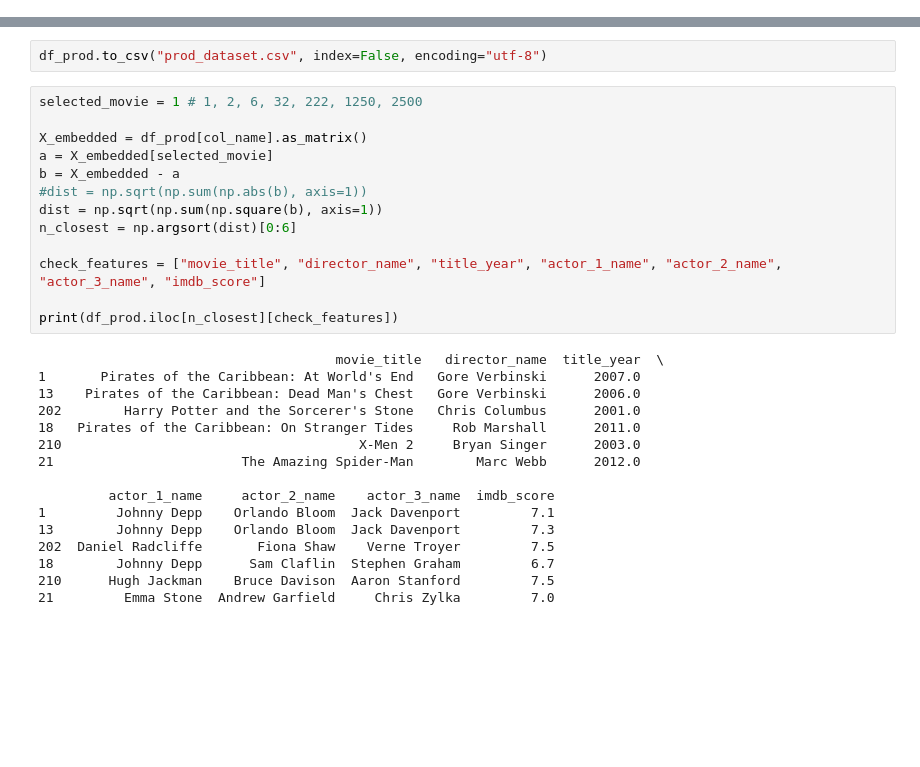
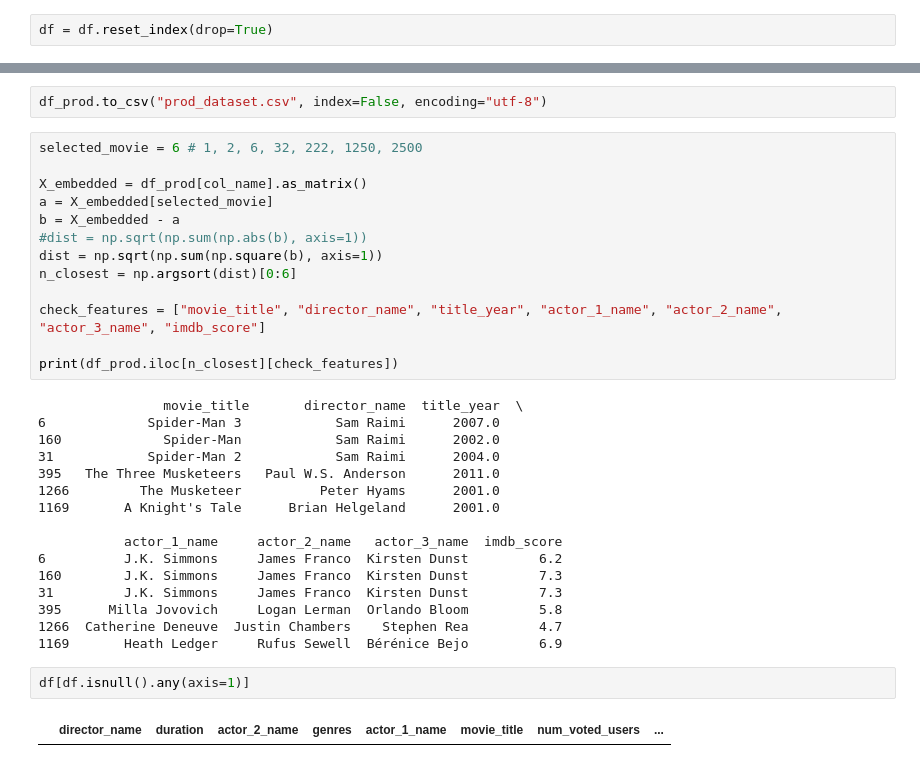
Before and after one commit to Coni63/OC_DS, a Jupyter notebook: Projet 3 - recomm. de films/Film Recommander.ipynb, the cells around one changed output, grey strips where cells are left out. Saved outputs shown, nothing was run; the diff lists cells and outputs as text; blank space fills up the shorter version.

```diff
--- a/Projet 3 - recomm. de films/Film Recommander.ipynb
+++ b/Projet 3 - recomm. de films/Film Recommander.ipynb
@@ -1286,6 +1282,8 @@ print(len(df))
 # %% [output]
 (4917, 3)
 4917
+# %%
+df = df.reset_index(drop=True)
 # %%
 if X_embedded.shape[1] == 2:
     col_name = ['X', 'Y']
@@ -1318,7 +1316,7 @@ memory usage: 806.5+ KB
 # %%
 df_prod.to_csv("prod_dataset.csv", index=False, encoding="utf-8")
 # %%
-selected_movie = 1 # 1, 2, 6, 32, 222, 1250, 2500
+selected_movie = 6 # 1, 2, 6, 32, 222, 1250, 2500
 
 X_embedded = df_prod[col_name].as_matrix()
 a = X_embedded[selected_movie]
@@ -1331,18 +1329,22 @@ check_features = ["movie_title", "director_name", "title_year", "actor_1_name",
 
 print(df_prod.iloc[n_closest][check_features])
 # %% [output]
-                                      movie_title   director_name  title_year  \
-1       Pirates of the Caribbean: At World's End   Gore Verbinski      2007.0
-13    Pirates of the Caribbean: Dead Man's Chest   Gore Verbinski      2006.0
-202        Harry Potter and the Sorcerer's Stone   Chris Columbus      2001.0
-18   Pirates of the Caribbean: On Stranger Tides     Rob Marshall      2011.0
-210                                      X-Men 2     Bryan Singer      2003.0
-21                        The Amazing Spider-Man        Marc Webb      2012.0
+                movie_title       director_name  title_year  \
+6             Spider-Man 3            Sam Raimi      2007.0
+160             Spider-Man            Sam Raimi      2002.0
+31            Spider-Man 2            Sam Raimi      2004.0
+395   The Three Musketeers   Paul W.S. Anderson      2011.0
+1266         The Musketeer          Peter Hyams      2001.0
+1169       A Knight's Tale      Brian Helgeland      2001.0
 
-         actor_1_name     actor_2_name    actor_3_name  imdb_score
-1         Johnny Depp    Orlando Bloom  Jack Davenport         7.1
-13        Johnny Depp    Orlando Bloom  Jack Davenport         7.3
-202  Daniel Radcliffe       Fiona Shaw    Verne Troyer         7.5
-18        Johnny Depp      Sam Claflin  Stephen Graham         6.7
-210      Hugh Jackman    Bruce Davison  Aaron Stanford         7.5
-21         Emma Stone  Andrew Garfield     Chris Zylka         7.0
+           actor_1_name     actor_2_name   actor_3_name  imdb_score
+6          J.K. Simmons     James Franco  Kirsten Dunst         6.2
+160        J.K. Simmons     James Franco  Kirsten Dunst         7.3
+31         J.K. Simmons     James Franco  Kirsten Dunst         7.3
+395      Milla Jovovich     Logan Lerman  Orlando Bloom         5.8
+1266  Catherine Deneuve  Justin Chambers    Stephen Rea         4.7
+1169       Heath Ledger     Rufus Sewell  Bérénice Bejo         6.9
+# %%
+df[df.isnull().any(axis=1)]
+# %% [output]
+|  | director_name | duration | actor_2_name | genres | actor_1_name | movie_title | num_voted_users | ... |
```
Also changed, not shown: parts of 34 cells of this notebook, 8 other files.
